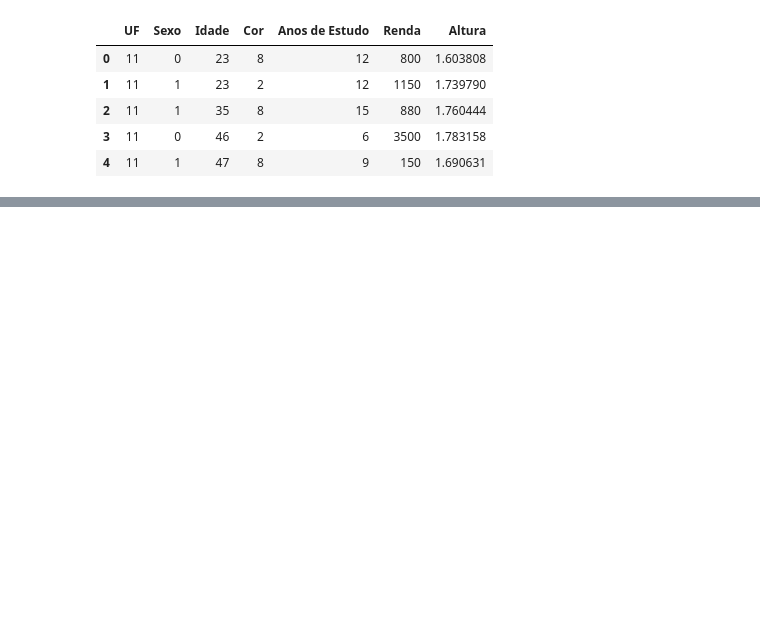
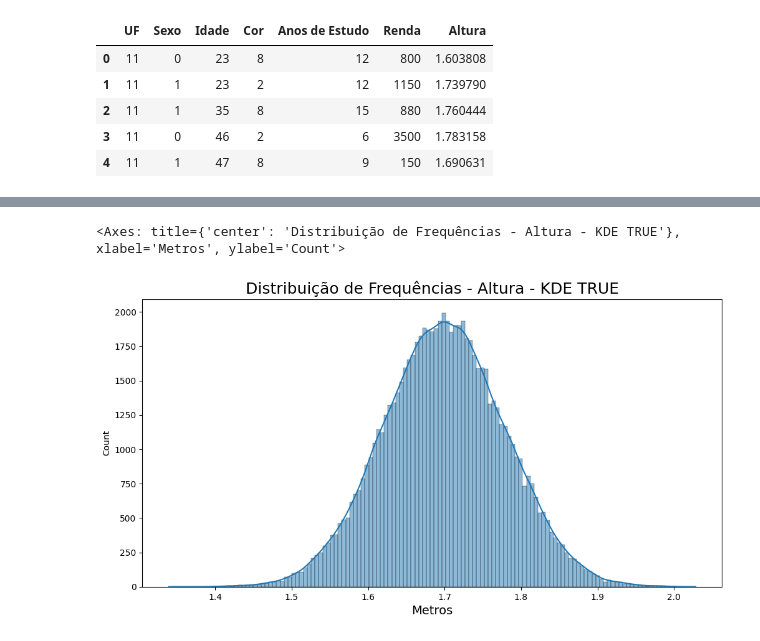
Before and after one commit to Neilton-Cunha/Curso-3-Estatistica-, a Jupyter notebook: Estatística_com_Python_frequências_e_medidas.ipynb, the cells around one changed output, grey strips where cells are left out. Drawn from its saved outputs; the diff is of its cells as text; code cells hidden in the pictures; blank space fills up the shorter version.

```diff
--- a/Estatística_com_Python_frequências_e_medidas.ipynb
+++ b/Estatística_com_Python_frequências_e_medidas.ipynb
@@ -27,0 +310,10 @@ df.head()
+# %%
+ax = sns.histplot(df.Altura, kde = True)
+
+ax.figure.set_size_inches(12, 6)
+ax.set_title('Distribuição de Frequências - Altura - KDE TRUE', fontsize=18)
+ax.set_xlabel('Metros', fontsize=14)
+ax
+# %% [output]
+<Axes: title={'center': 'Distribuição de Frequências - Altura - KDE TRUE'}, xlabel='Metros', ylabel='Count'>
+[figure, added]
```
Also changed, not shown: parts of 112 cells of this notebook.
